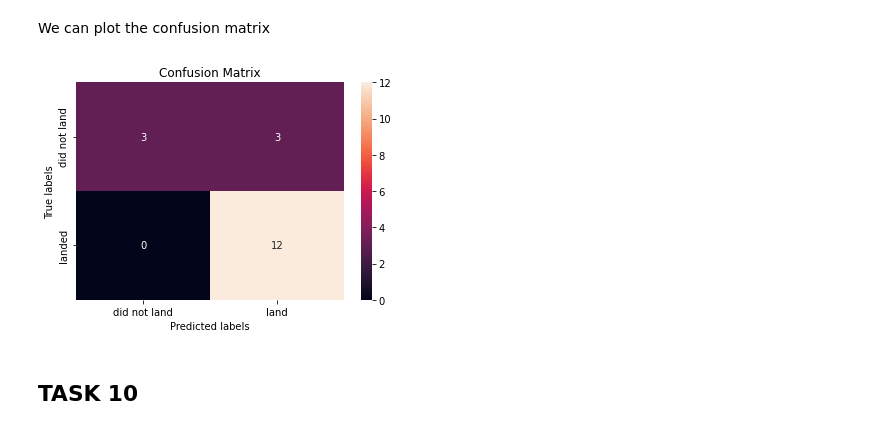
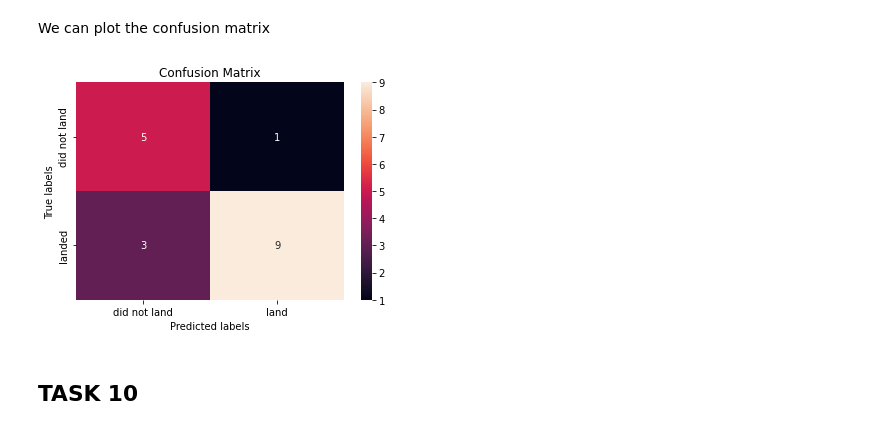
Before and after one commit to vnathakur/Applied-Data-Science-Capstone, a Jupyter notebook: Machine Learning Prediction.ipynb, the cells around one changed output. Drawn from its saved outputs; the diff is of its cells as text; code cells hidden in the pictures.

```diff
--- a/Machine Learning Prediction.ipynb
+++ b/Machine Learning Prediction.ipynb
@@ -282,7 +321,7 @@ test set accuracy : 0.8888888888888888
 # %% [markdown]
 We can plot the confusion matrix
 # %%
-yhat = svm_cv.predict(X_test)
+yhat = tree_cv.predict(X_test)
 plot_confusion_matrix(Y_test,yhat)
 # %% [output]
-[figure, old version]
+[figure, new version]
```
Also changed, not shown: parts of 18 cells of this notebook.
